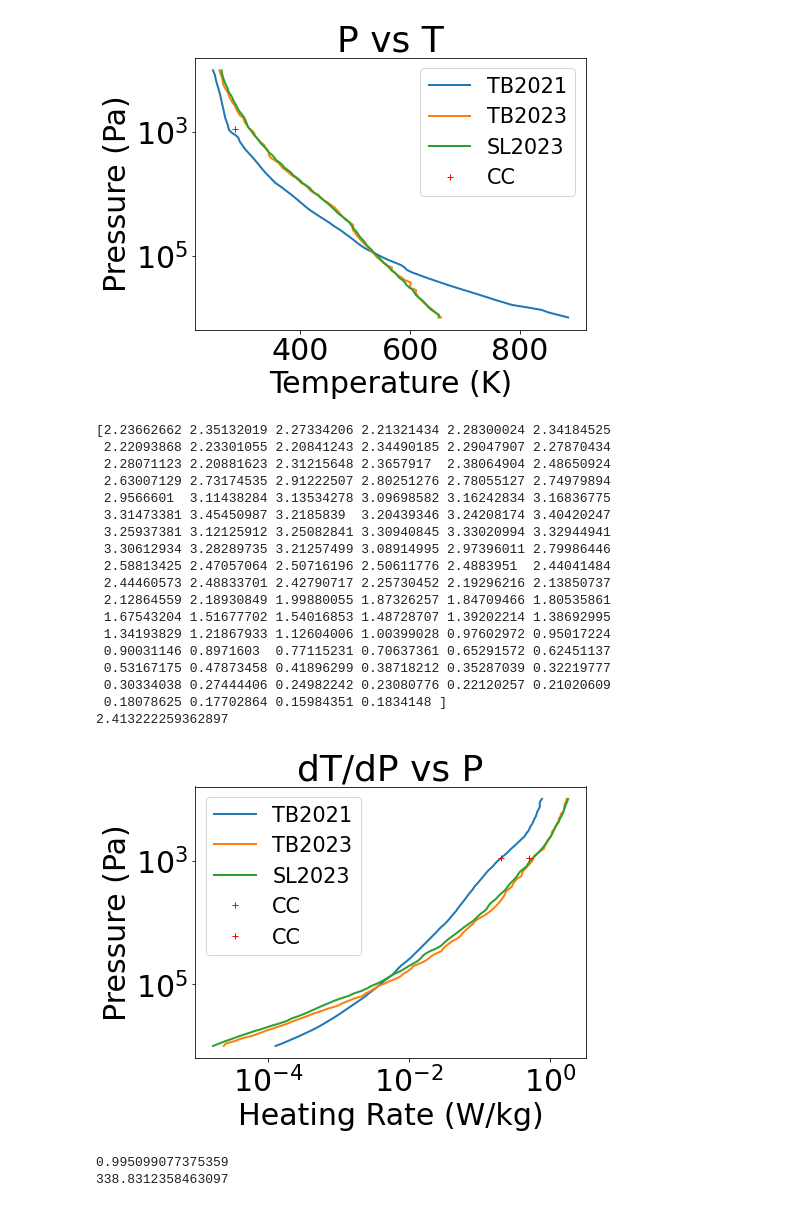
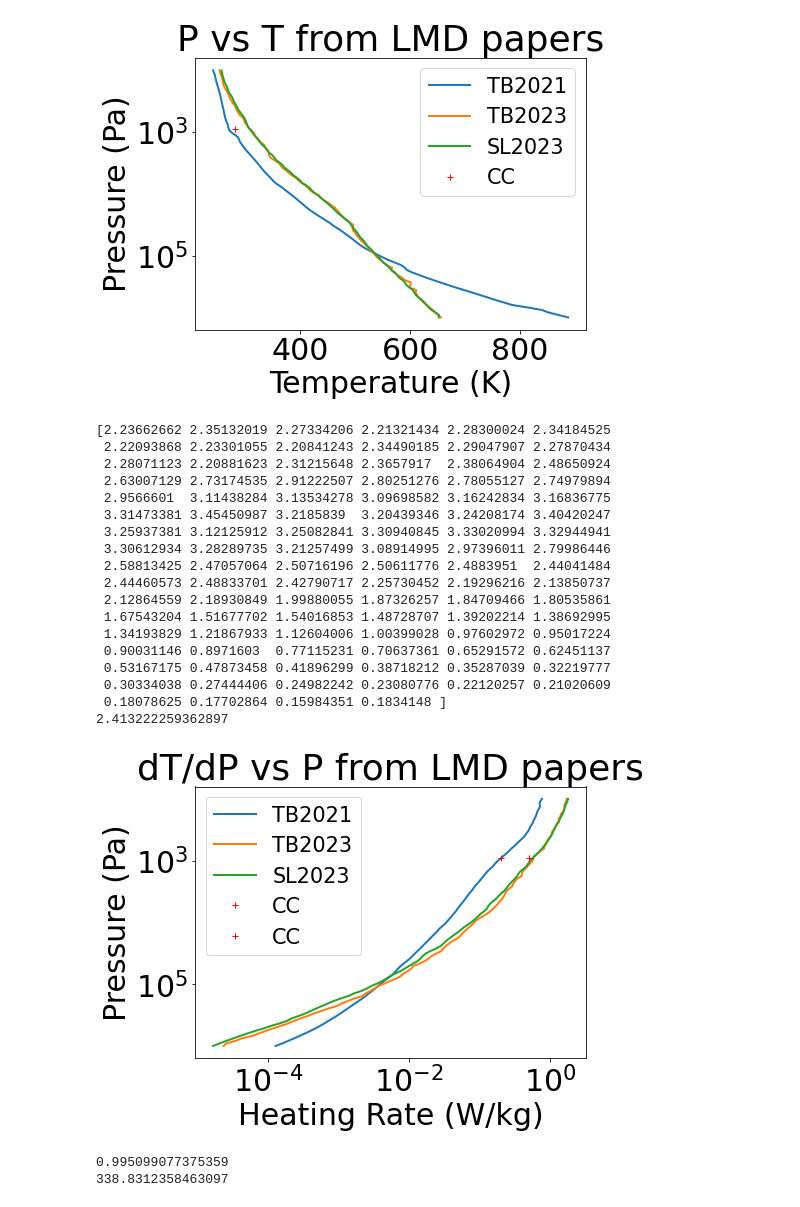
Before and after one commit to bowen27/hysteresis_steam, a Jupyter notebook: Code_OnMidway2Cluster_03242023/radiation fitting.ipynb, the cells around one changed output. Drawn from its saved outputs; the diff is of its cells as text; code cells hidden in the pictures.

```diff
--- a/Code_OnMidway2Cluster_03242023/radiation fitting.ipynb
+++ b/Code_OnMidway2Cluster_03242023/radiation fitting.ipynb
@@ -215,7 +215,7 @@ ax.plot(280,900,'r+',label='CC')
 # ax.set(xlim=(0, 8), xticks=np.arange(1, 8),
 #        ylim=(0, 8), yticks=np.arange(1, 8))
 
-plt.title("P vs T")
+plt.title("P vs T from LMD papers")
 plt.xlabel("Temperature (K)")
 plt.ylabel("Pressure (Pa)")
 plt.rcParams.update({'font.size': 30})
@@ -226,7 +226,7 @@ ax.set_yscale('log')
 
 plt.show()
 # %% [output]
-[figure, old version]
+[figure, new version]
 # %%
 import statistics
 # Put the data from Turbet2021, Turbet2023, Selsis2023 together
@@ -245,35 +245,35 @@ print(statistics.mean(ratio[P<900]))
 # ax.set(xlim=(0, 8), xticks=np.arange(1, 8),
 #        ylim=(0, 8), yticks=np.arange(1, 8))
 
-plt.title("dT/dP vs P")
+plt.title("dT/dP vs P from LMD papers")
 plt.xlabel("Heating Rate (W/kg)")
 plt.ylabel("Pressure (Pa)")
 plt.rcParams.update({'font.size': 30})
 plt.rcParams["figure.figsize"] = (7,5)
 ax.legend(loc='best', fontsize='x-small')
 ax.set_yscale('log')
 ax.set_xscale('log')
 plt.gca().invert_yaxis()
 
 plt.show()
 # %% [output]
 [2.23662662 2.35132019 2.27334206 2.21321434 2.28300024 2.34184525
  2.22093868 2.23301055 2.20841243 2.34490185 2.29047907 2.27870434
  2.28071123 2.20881623 2.31215648 2.3657917  2.38064904 2.48650924
  2.63007129 2.73174535 2.91222507 2.80251276 2.78055127 2.74979894
  2.9566601  3.11438284 3.13534278 3.09698582 3.16242834 3.16836775
  3.31473381 3.45450987 3.2185839  3.20439346 3.24208174 3.40420247
  3.25937381 3.12125912 3.25082841 3.30940845 3.33020994 3.32944941
  3.30612934 3.28289735 3.21257499 3.08914995 2.97396011 2.79986446
  2.58813425 2.47057064 2.50716196 2.50611776 2.4883951  2.44041484
  2.44460573 2.48833701 2.42790717 2.25730452 2.19296216 2.13850737
  2.12864559 2.18930849 1.99880055 1.87326257 1.84709466 1.80535861
  1.67543204 1.51677702 1.54016853 1.48728707 1.39202214 1.38692995
  1.34193829 1.21867933 1.12604006 1.00399028 0.97602972 0.95017224
  0.90031146 0.8971603  0.77115231 0.70637361 0.65291572 0.62451137
  0.53167175 0.47873458 0.41896299 0.38718212 0.35287039 0.32219777
  0.30334038 0.27444406 0.24982242 0.23080776 0.22120257 0.21020609
  0.18078625 0.17702864 0.15984351 0.1834148 ]
 2.413222259362897
-[figure, old version]
+[figure, new version]
 # %%
```
Also changed, not shown: parts of 20 cells of this notebook, 19 other files.
